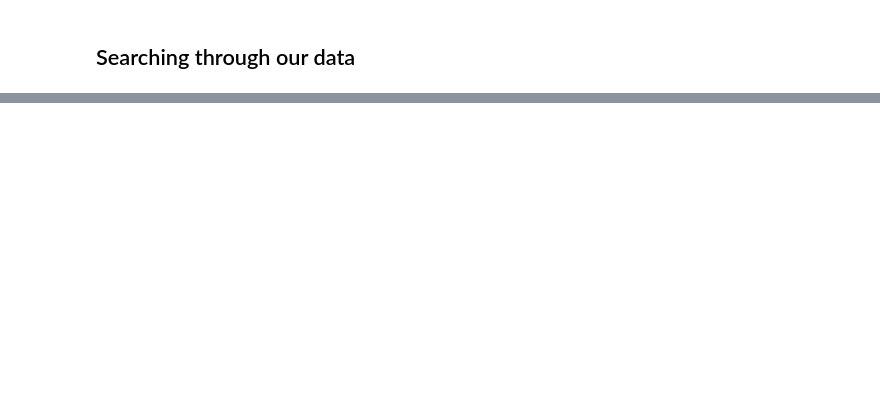
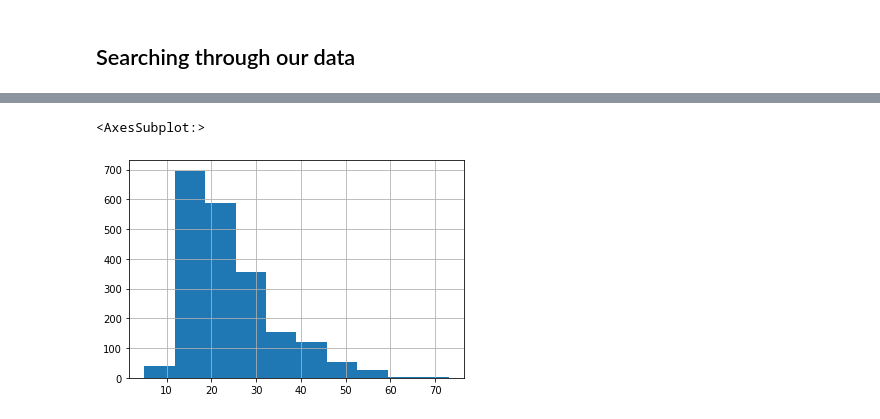
Before and after one commit to jsoma/NICAR22-pandas, a Jupyter notebook: completed/fancy-data/Introduction to pandas (fancy data).ipynb, the cells around one changed output, grey strips where cells are left out. Saved outputs shown, nothing was run; the diff lists cells and outputs as text; code cells hidden in the pictures; blank space fills up the shorter version.

```diff
--- a/completed/fancy-data/Introduction to pandas (fancy data).ipynb
+++ b/completed/fancy-data/Introduction to pandas (fancy data).ipynb
@@ -48,0 +55,6 @@ df.Age.hist()
+# %%
+df.Sex = df.Sex.replace({
+    1: 'Male',
+    2: 'Female',
+    0: np.nan
+})
@@ -59,3 +92,13 @@ df.Race.value_counts()
 5.0      1175
 6.0       388
 Name: Race, dtype: int64
+# %%
+df.Race = df.Race.replace({
+    1: 'White',
+    2: 'Black/African American',
+    4: 'Asian',
+    5: 'American Indian/Alaskan Native',
+    6: 'Native Hawaiian/Pacific Islander',
+    3: 'Other',
+    0: np.nan
+})
@@ -63,0 +206,3 @@ Name: Race, dtype: int64
+# %%
+punchers = df[df.Narrative_1.str.contains("PUNCH.*WALL")]
+punchers
@@ -63,0 +223,5 @@ Name: Race, dtype: int64
+# %%
+punchers.Age.hist()
+# %% [output]
+<AxesSubplot:>
+[figure, added]
```
Also changed, not shown: parts of 24 cells of this notebook, 11 other files.
